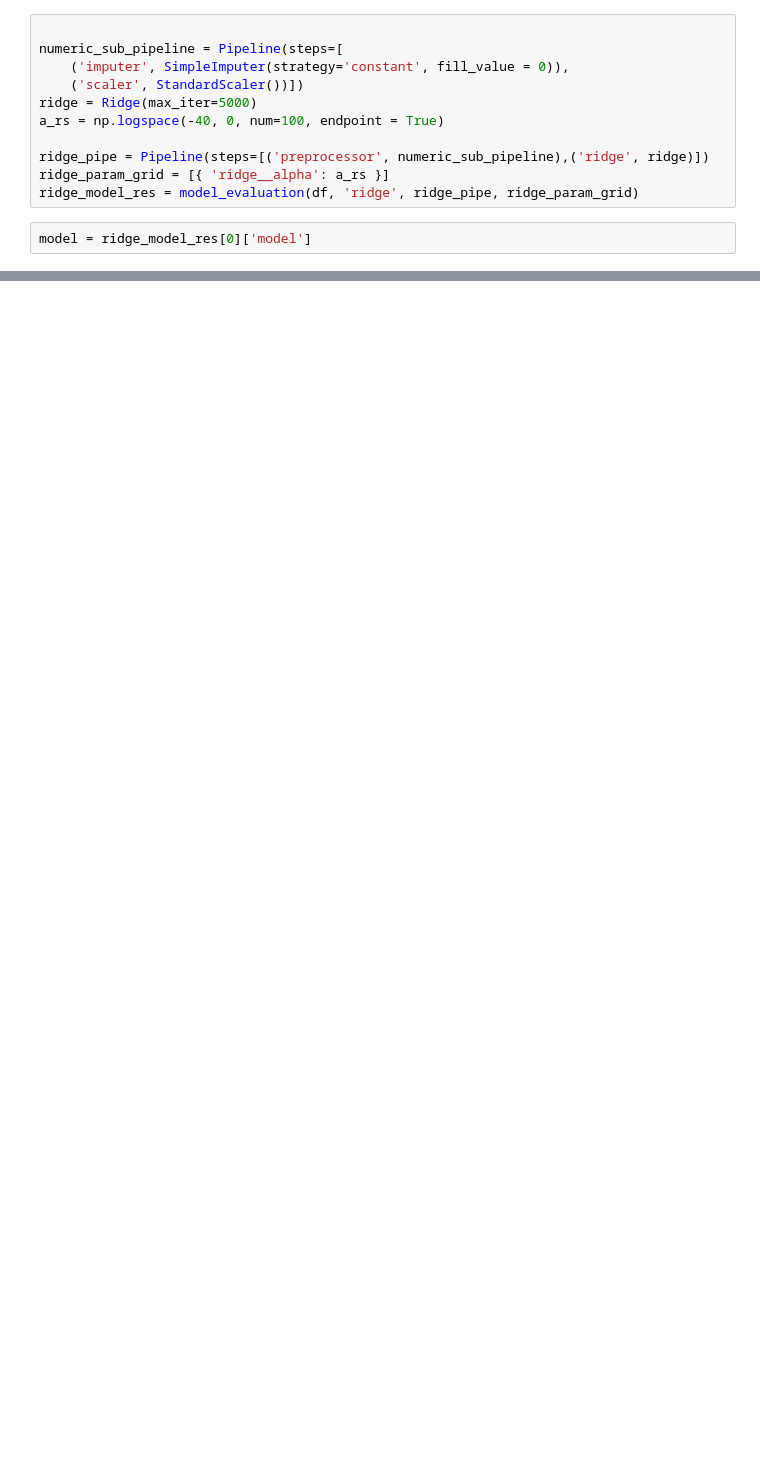
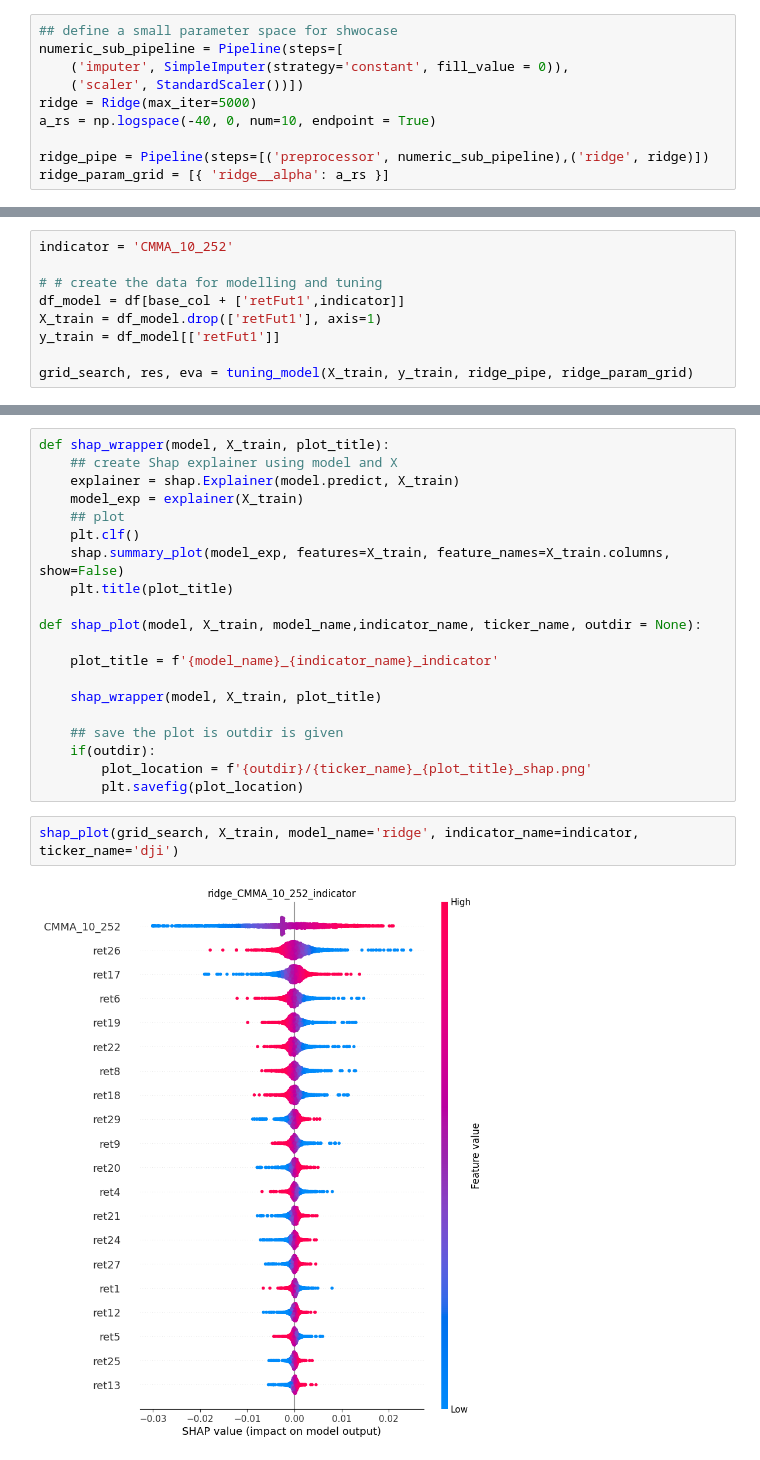
Before and after one commit to harrisyang611/timothy_indicator_project, a Jupyter notebook: notebook/model_with_shap_instruction.ipynb, the cells around one changed output, grey strips where cells are left out. Drawn from its saved outputs; the diff is of its cells as text; blank space fills up the shorter version.

```diff
--- a/src/model_explanation.ipynb
+++ b/notebook/model_with_shap_instruction.ipynb
@@ -89,13 +95,10 @@ def model_evaluation(df, model_name, pipe, param_grid):
 # %%
-
+## define a small parameter space for shwocase
 numeric_sub_pipeline = Pipeline(steps=[
     ('imputer', SimpleImputer(strategy='constant', fill_value = 0)),
     ('scaler', StandardScaler())])
 ridge = Ridge(max_iter=5000)
-a_rs = np.logspace(-40, 0, num=100, endpoint = True)
+a_rs = np.logspace(-40, 0, num=10, endpoint = True)
 
 ridge_pipe = Pipeline(steps=[('preprocessor', numeric_sub_pipeline),('ridge', ridge)])
 ridge_param_grid = [{ 'ridge__alpha': a_rs }]
-ridge_model_res = model_evaluation(df, 'ridge', ridge_pipe, ridge_param_grid)
-# %%
-model = ridge_model_res[0]['model']
@@ -116 +105,10 @@ Right: 0.004828999298471867
+# %%
+indicator = 'CMMA_10_252'
+
+# # create the data for modelling and tuning
+df_model = df[base_col + ['retFut1',indicator]]
+X_train = df_model.drop(['retFut1'], axis=1)
+y_train = df_model[['retFut1']]
+
+grid_search, res, eva = tuning_model(X_train, y_train, ridge_pipe, ridge_param_grid)
 # %%
@@ -166,0 +148,24 @@ KeyboardInterrupt:
+# %%
+def shap_wrapper(model, X_train, plot_title):
+    ## create Shap explainer using model and X
+    explainer = shap.Explainer(model.predict, X_train)
+    model_exp = explainer(X_train)
+    ## plot
+    plt.clf()
+    shap.summary_plot(model_exp, features=X_train, feature_names=X_train.columns, show=False)
+    plt.title(plot_title)
+
+def shap_plot(model, X_train, model_name,indicator_name, ticker_name, outdir = None):
+
+    plot_title = f'{model_name}_{indicator_name}_indicator'
+
+    shap_wrapper(model, X_train, plot_title)
+
+    ## save the plot is outdir is given
+    if(outdir):
+        plot_location = f'{outdir}/{ticker_name}_{plot_title}_shap.png'
+        plt.savefig(plot_location)
+# %%
+shap_plot(grid_search, X_train, model_name='ridge', indicator_name=indicator, ticker_name='dji')
+# %% [output]
+[figure, added]
```
Also changed, not shown: parts of 22 cells of this notebook, 10 other files.
